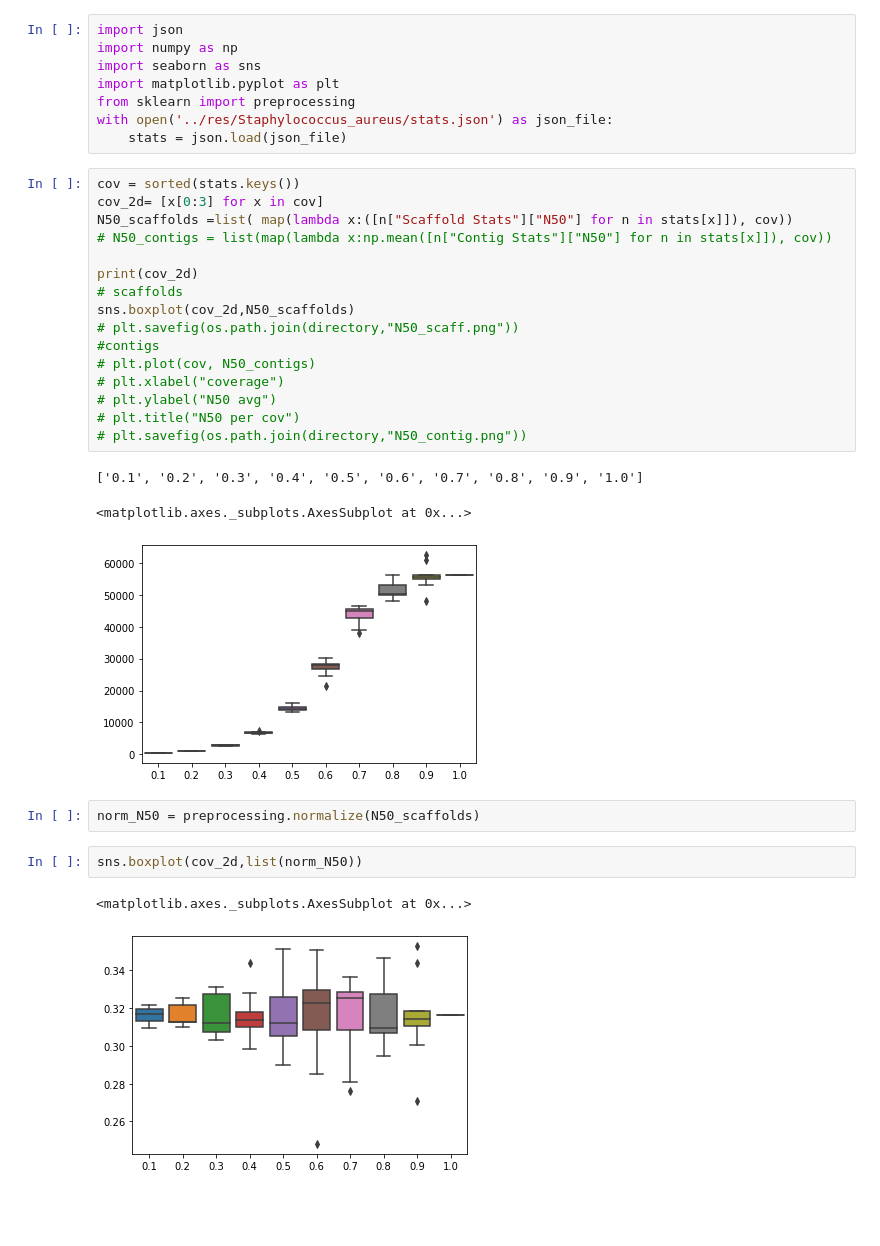
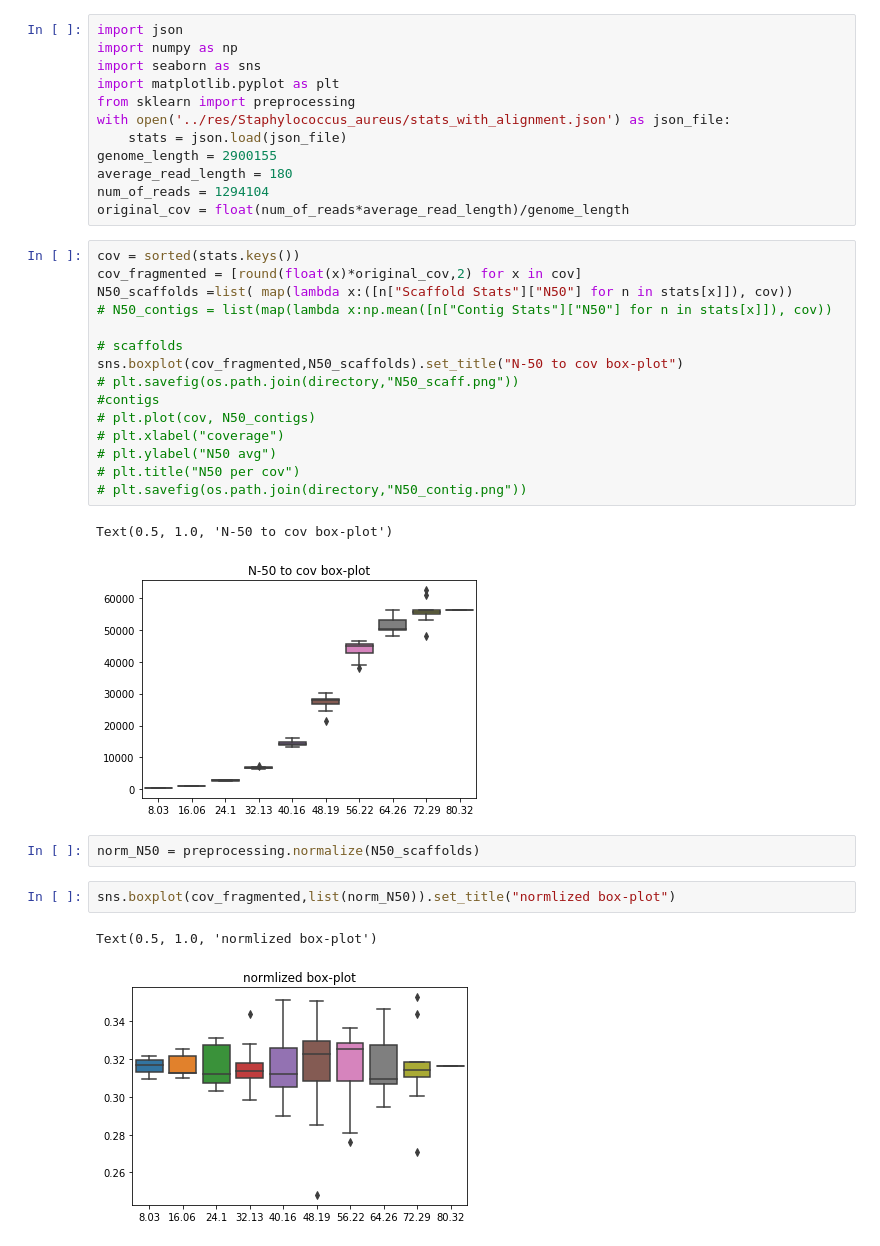
Before and after one commit to roysh1993/bioinformatics_final, a Jupyter notebook: plots_notebook.ipynb, the cells around one changed output. Saved outputs shown, nothing was run; the diff lists cells and outputs as text; blank space fills up the shorter version.

Commit message:
plots added

```diff
--- a/plots_notebook.ipynb
+++ b/plots_notebook.ipynb
@@ -4,32 +4,34 @@ import numpy as np
 import seaborn as sns
 import matplotlib.pyplot as plt
 from sklearn import preprocessing
-with open('../res/Staphylococcus_aureus/stats.json') as json_file:
+with open('../res/Staphylococcus_aureus/stats_with_alignment.json') as json_file:
     stats = json.load(json_file)
+genome_length = 2900155
+average_read_length = 180
+num_of_reads = 1294104
+original_cov = float(num_of_reads*average_read_length)/genome_length
 # %%
 cov = sorted(stats.keys())
-cov_2d= [x[0:3] for x in cov]
+cov_fragmented = [round(float(x)*original_cov,2) for x in cov]
 N50_scaffolds =list( map(lambda x:([n["Scaffold Stats"]["N50"] for n in stats[x]]), cov))
 # N50_contigs = list(map(lambda x:np.mean([n["Contig Stats"]["N50"] for n in stats[x]]), cov))
 
-print(cov_2d)
 # scaffolds
-sns.boxplot(cov_2d,N50_scaffolds)
+sns.boxplot(cov_fragmented,N50_scaffolds).set_title("N-50 to cov box-plot")
 # plt.savefig(os.path.join(directory,"N50_scaff.png"))
 #contigs
 # plt.plot(cov, N50_contigs)
 # plt.xlabel("coverage")
 # plt.ylabel("N50 avg")
 # plt.title("N50 per cov")
 # plt.savefig(os.path.join(directory,"N50_contig.png"))
 # %% [output]
-['0.1', '0.2', '0.3', '0.4', '0.5', '0.6', '0.7', '0.8', '0.9', '1.0']
+Text(0.5, 1.0, 'N-50 to cov box-plot')
-<matplotlib.axes._subplots.AxesSubplot at 0x...>
-[figure, old version]
+[figure, new version]
 # %%
 norm_N50 = preprocessing.normalize(N50_scaffolds)
 # %%
-sns.boxplot(cov_2d,list(norm_N50))
+sns.boxplot(cov_fragmented,list(norm_N50)).set_title("normlized box-plot")
 # %% [output]
-<matplotlib.axes._subplots.AxesSubplot at 0x...>
+Text(0.5, 1.0, 'normlized box-plot')
-[figure, old version]
+[figure, new version]
```
Also changed, not shown: parts of 6 cells of this notebook.
